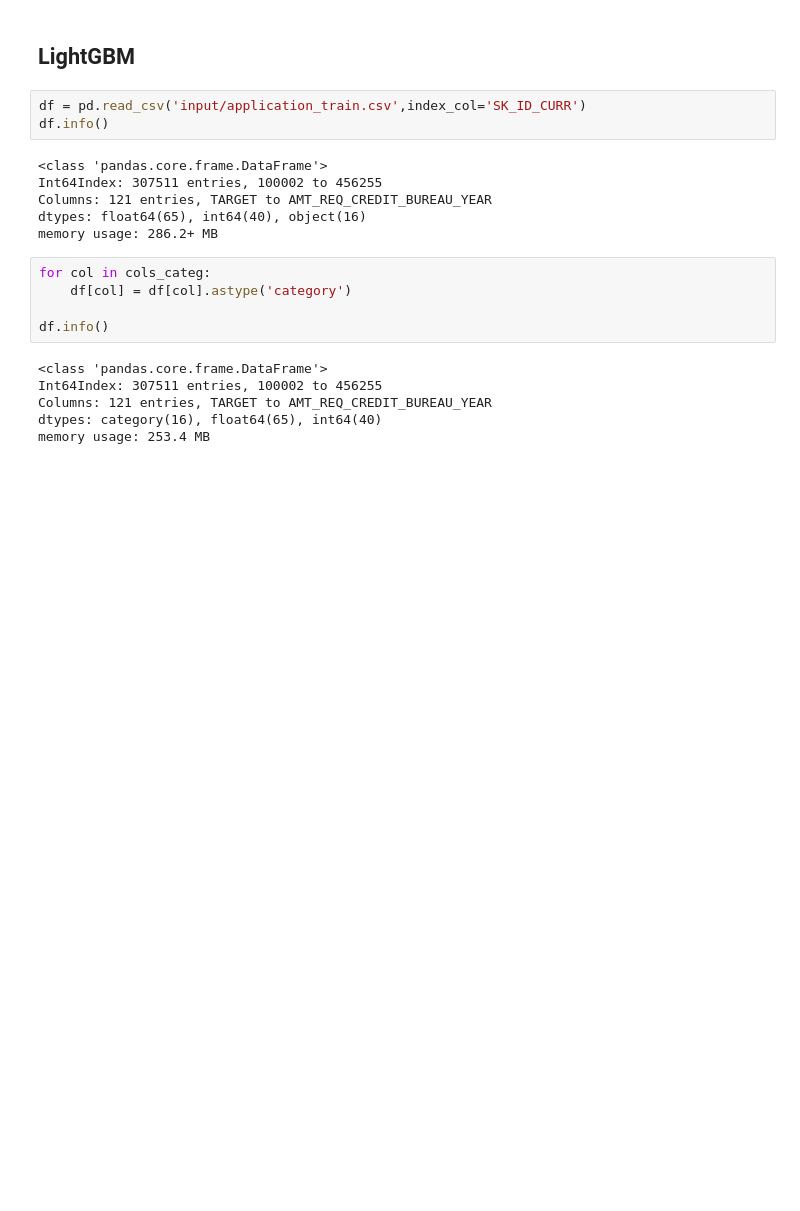
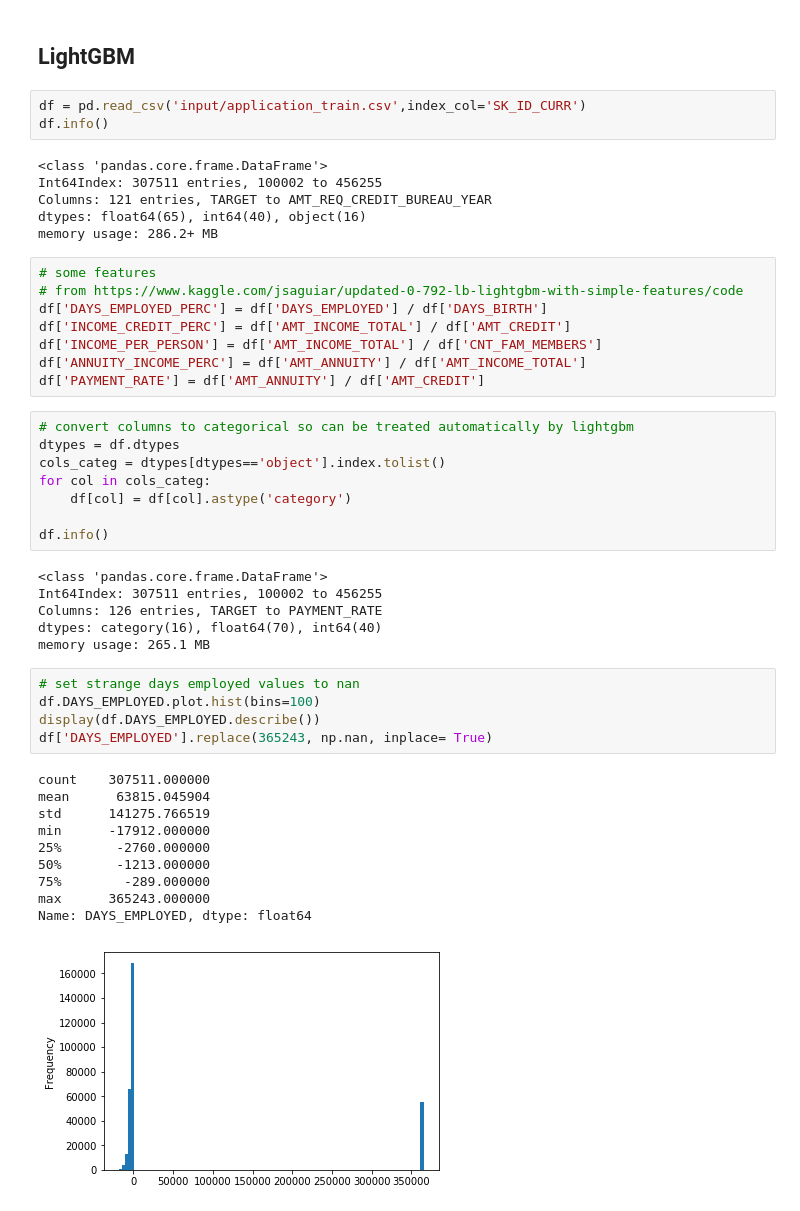
Before and after one commit to jack89roberts/kaggle-home-credit-default-risk, a Jupyter notebook: home_credit_default_risk.ipynb, the cells around one changed output. Cells and saved outputs as stored; diff of their text form; blank space fills up the shorter version.

```diff
--- a/home_credit_default_risk.ipynb
+++ b/home_credit_default_risk.ipynb
@@ -462,7 +461,18 @@ Int64Index: 307511 entries, 100002 to 456255
 Columns: 121 entries, TARGET to AMT_REQ_CREDIT_BUREAU_YEAR
 dtypes: float64(65), int64(40), object(16)
 memory usage: 286.2+ MB
+# %%
+# some features
+# from https://www.kaggle.com/jsaguiar/updated-0-792-lb-lightgbm-with-simple-features/code
+df['DAYS_EMPLOYED_PERC'] = df['DAYS_EMPLOYED'] / df['DAYS_BIRTH']
+df['INCOME_CREDIT_PERC'] = df['AMT_INCOME_TOTAL'] / df['AMT_CREDIT']
+df['INCOME_PER_PERSON'] = df['AMT_INCOME_TOTAL'] / df['CNT_FAM_MEMBERS']
+df['ANNUITY_INCOME_PERC'] = df['AMT_ANNUITY'] / df['AMT_INCOME_TOTAL']
+df['PAYMENT_RATE'] = df['AMT_ANNUITY'] / df['AMT_CREDIT']
 # %%
+# convert columns to categorical so can be treated automatically by lightgbm
+dtypes = df.dtypes
+cols_categ = dtypes[dtypes=='object'].index.tolist()
 for col in cols_categ:
     df[col] = df[col].astype('category')
 
@@ -470,6 +480,22 @@ df.info()
 # %% [output]
 <class 'pandas.core.frame.DataFrame'>
 Int64Index: 307511 entries, 100002 to 456255
-Columns: 121 entries, TARGET to AMT_REQ_CREDIT_BUREAU_YEAR
-dtypes: category(16), float64(65), int64(40)
-memory usage: 253.4 MB
+Columns: 126 entries, TARGET to PAYMENT_RATE
+dtypes: category(16), float64(70), int64(40)
+memory usage: 265.1 MB
+# %%
+# set strange days employed values to nan
+df.DAYS_EMPLOYED.plot.hist(bins=100)
+display(df.DAYS_EMPLOYED.describe())
+df['DAYS_EMPLOYED'].replace(365243, np.nan, inplace= True)
+# %% [output]
+count    307511.000000
+mean      63815.045904
+std      141275.766519
+min      -17912.000000
+25%       -2760.000000
+50%       -1213.000000
+75%        -289.000000
+max      365243.000000
+Name: DAYS_EMPLOYED, dtype: float64
+[figure, added]
```
Also changed, not shown: parts of 15 cells of this notebook, 4 other files.
